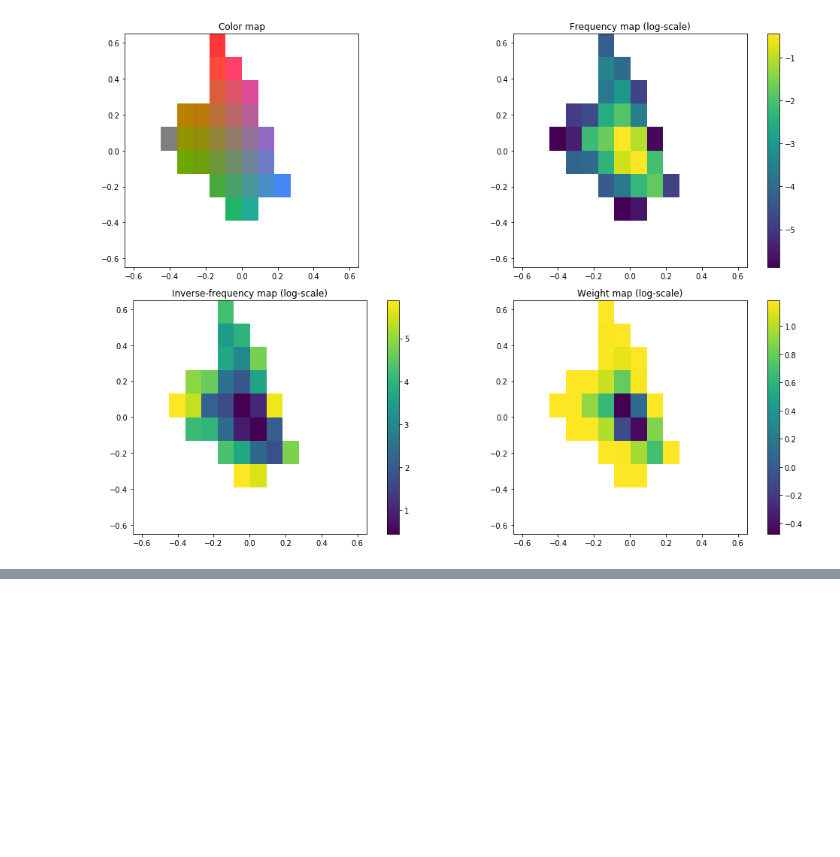
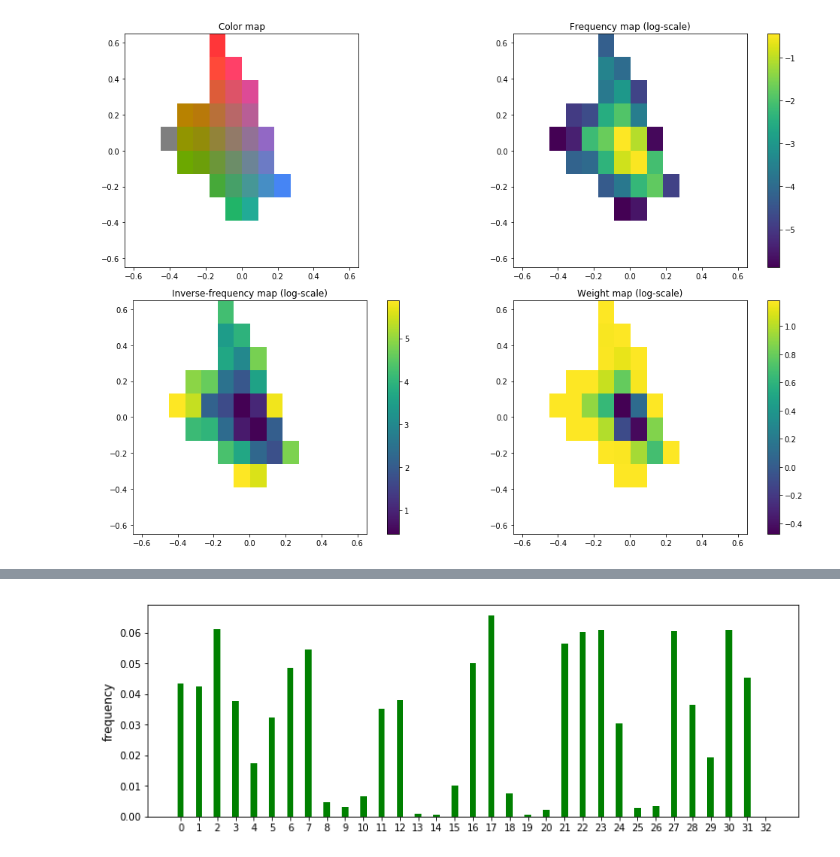
Before and after one commit to vincentbillaut/all-colors-matter, a Jupyter notebook: notebooks/ColorDiscretizer demo.ipynb, the cells around one changed output, grey strips where cells are left out. Saved outputs shown, nothing was run; the diff lists cells and outputs as text; code cells hidden in the pictures; blank space fills up the shorter version.

```diff
--- a/notebooks/ColorDiscretizer demo.ipynb
+++ b/notebooks/ColorDiscretizer demo.ipynb
@@ -195,0 +214,5 @@ Remaining colors: 31
+# %%
+plt.figure(figsize=(12, 4))
+plot_counter(cd.weights)
+# %% [output]
+[figure, added]
```
Also changed, not shown: parts of 5 cells of this notebook, 5 other files.
